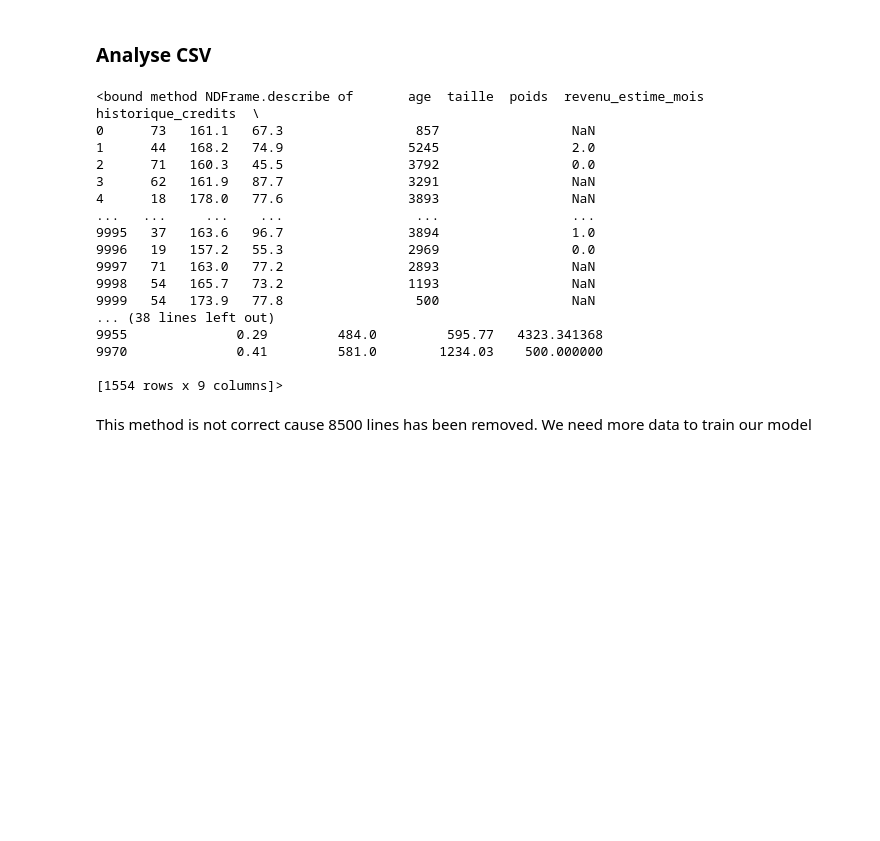
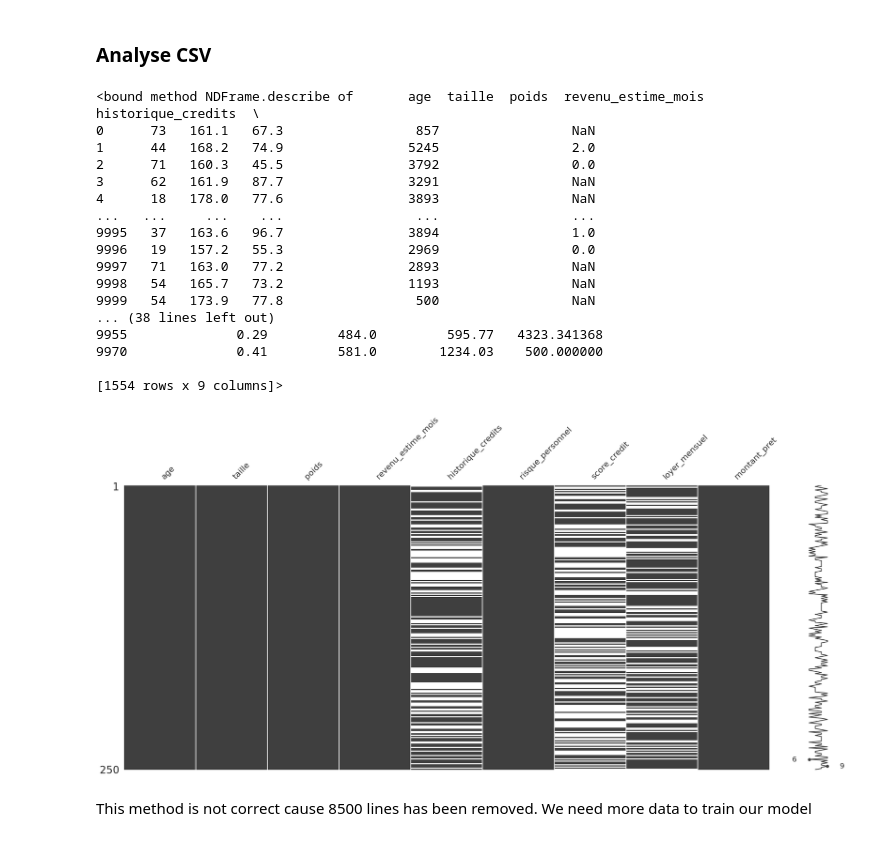
Before and after one commit to ThomasHtn/data-cleaner, a Jupyter notebook: notebook.ipynb, the cells around one changed output. Saved outputs shown, nothing was run; the diff lists cells and outputs as text; code cells hidden in the pictures; blank space fills up the shorter version.

```diff
--- a/notebook.ipynb
+++ b/notebook.ipynb
@@ -2,32 +2,37 @@
 ### Analyse CSV
 # %%
 import pandas as pd
+import missingno as msno
 
 df = pd.read_csv("data/data.csv")
 print(df.describe)
+
+%matplotlib inline
+msno.matrix(df.sample(250))
 
 
 # Remove row with na value
 df_filtered = df.dropna()
 print(df_filtered.describe)
 # %% [output]
 <bound method NDFrame.describe of       age  taille  poids  revenu_estime_mois  historique_credits  \
 0      73   161.1   67.3                 857                 NaN
 1      44   168.2   74.9                5245                 2.0
 2      71   160.3   45.5                3792                 0.0
 3      62   161.9   87.7                3291                 NaN
 4      18   178.0   77.6                3893                 NaN
 ...   ...     ...    ...                 ...                 ...
 9995   37   163.6   96.7                3894                 1.0
 9996   19   157.2   55.3                2969                 0.0
 9997   71   163.0   77.2                2893                 NaN
 9998   54   165.7   73.2                1193                 NaN
 9999   54   173.9   77.8                 500                 NaN
 ... (38 lines left out)
 9955              0.29         484.0         595.77   4323.341368
 9970              0.41         581.0        1234.03    500.000000
 
 [1554 rows x 9 columns]>
+[figure, added]
 # %% [markdown]
 This method is not correct cause 8500 lines has been removed. We need more data to train our model
 # %% [markdown]
```
Also changed, not shown: parts of 7 cells of this notebook, 3 other files.
